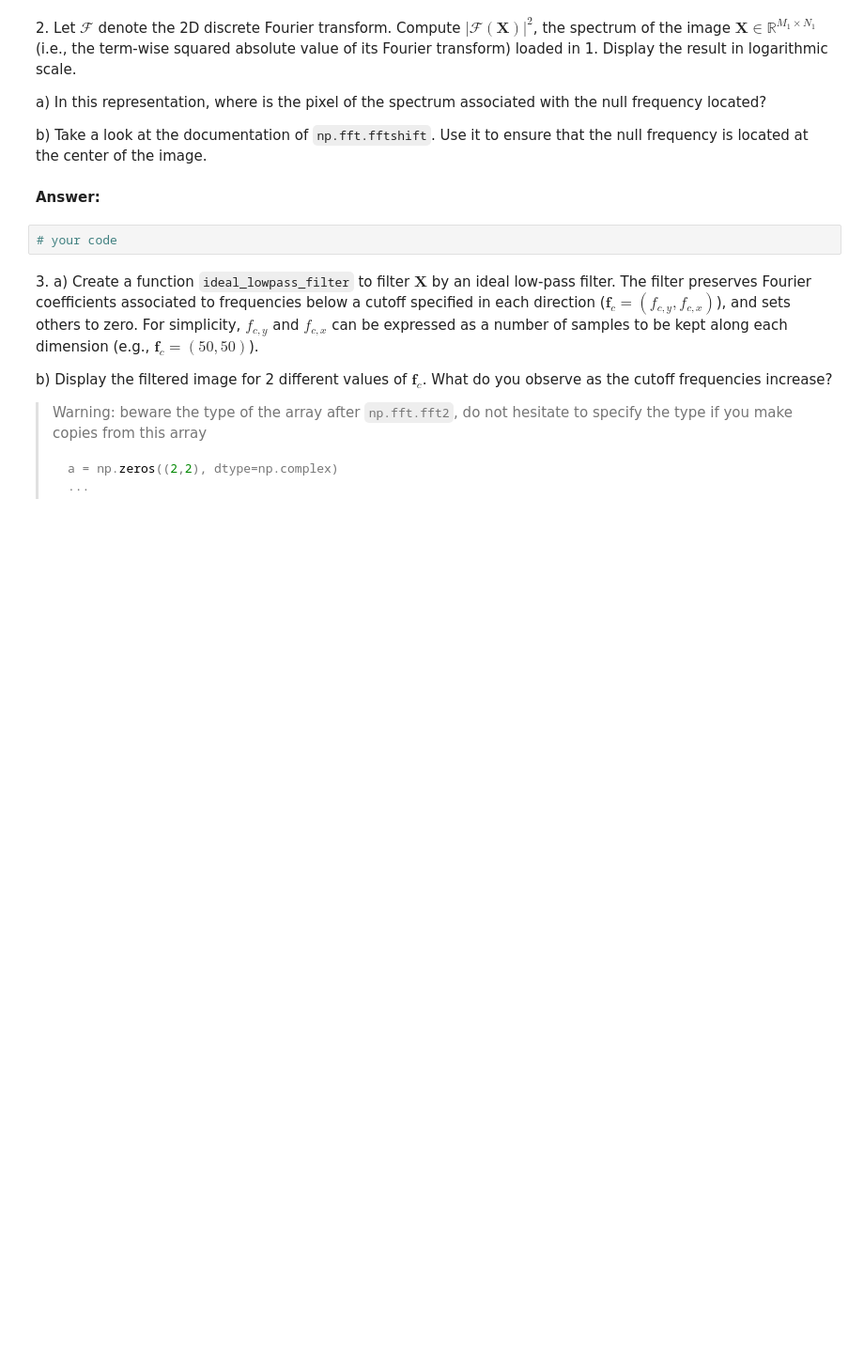
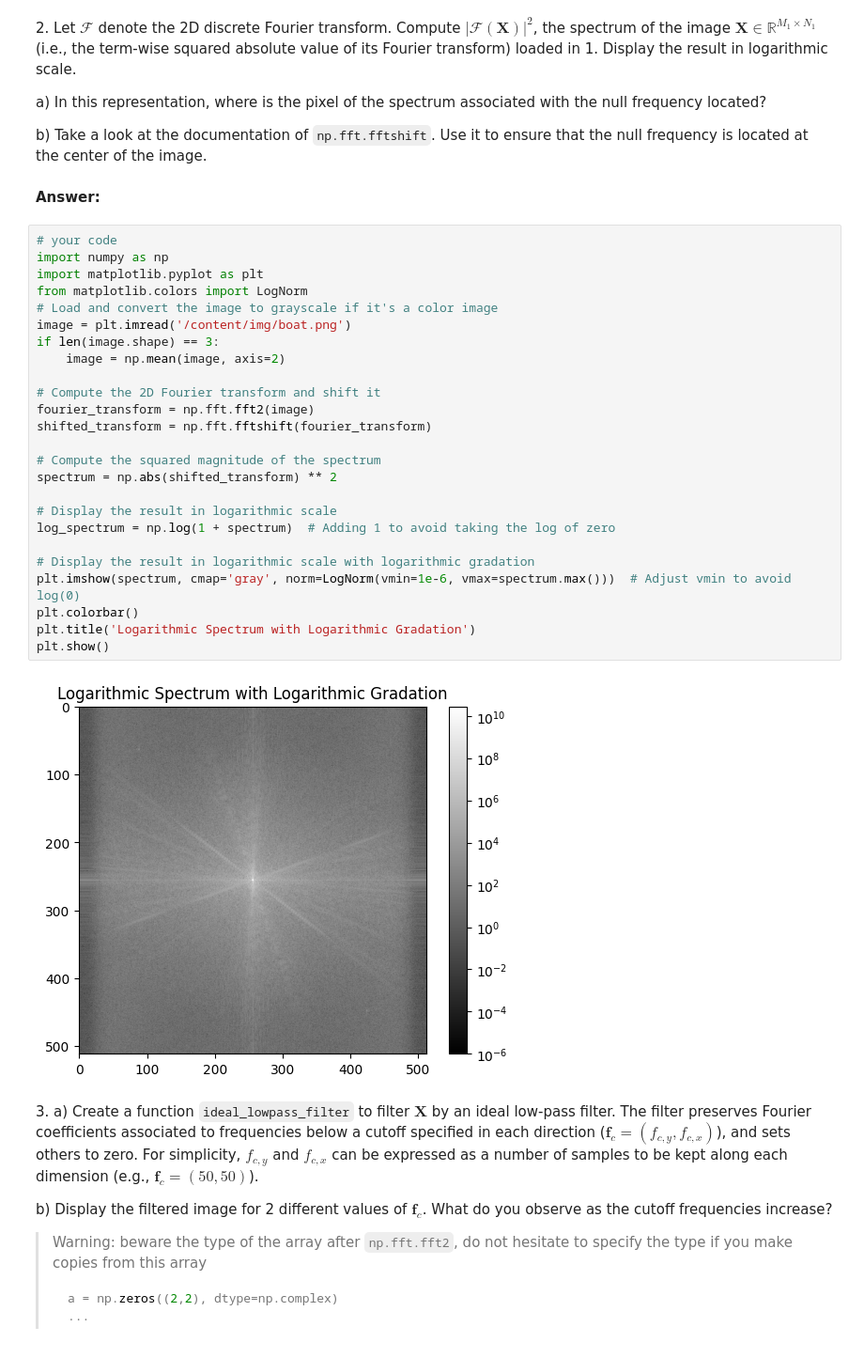
Before and after one commit to matthieuPaolo/python_sdia, a Jupyter notebook: Labs/Lab3/lab3.ipynb, the cells around one changed output. Shown: that part at 94% size. Drawn from its saved outputs; the diff is of its cells as text; blank space fills up the shorter version.

```diff
--- a/Labs/Lab3/lab3.ipynb
+++ b/Labs/Lab3/lab3.ipynb
@@ -224,8 +224,33 @@ a) In this representation, where is the pixel of the spectrum associated with th
 b) Take a look at the documentation of `np.fft.fftshift`. Use it to ensure that the null frequency is located at the center of the image.
 # %% [markdown]
 **Answer:**
-# %%
-# your code
+# %%
+# your code
+import numpy as np
+import matplotlib.pyplot as plt
+from matplotlib.colors import LogNorm
+# Load and convert the image to grayscale if it's a color image
+image = plt.imread('/content/img/boat.png')
+if len(image.shape) == 3:
+    image = np.mean(image, axis=2)
+
+# Compute the 2D Fourier transform and shift it
+fourier_transform = np.fft.fft2(image)
+shifted_transform = np.fft.fftshift(fourier_transform)
+
+# Compute the squared magnitude of the spectrum
+spectrum = np.abs(shifted_transform) ** 2
+
+# Display the result in logarithmic scale
+log_spectrum = np.log(1 + spectrum)  # Adding 1 to avoid taking the log of zero
+
+# Display the result in logarithmic scale with logarithmic gradation
+plt.imshow(spectrum, cmap='gray', norm=LogNorm(vmin=1e-6, vmax=spectrum.max()))  # Adjust vmin to avoid log(0)
+plt.colorbar()
+plt.title('Logarithmic Spectrum with Logarithmic Gradation')
+plt.show()
+# %% [output]
+[figure, added]
 # %% [markdown]
 3\.
     a) Create a function `ideal_lowpass_filter` to filter $\mathbf{X}$ by an ideal low-pass filter. The filter preserves Fourier coefficients associated to frequencies below a cutoff specified in each direction ($\mathbf{f}_c = (f_{c,y}, f_{c,x})$), and sets others to zero. For simplicity, $f_{c,y}$ and $f_{c,x}$ can be expressed as a number of samples to be kept along each dimension (e.g., $\mathbf{f}_c = (50,50)$).
```
Also changed, not shown: parts of 2 cells of this notebook.
